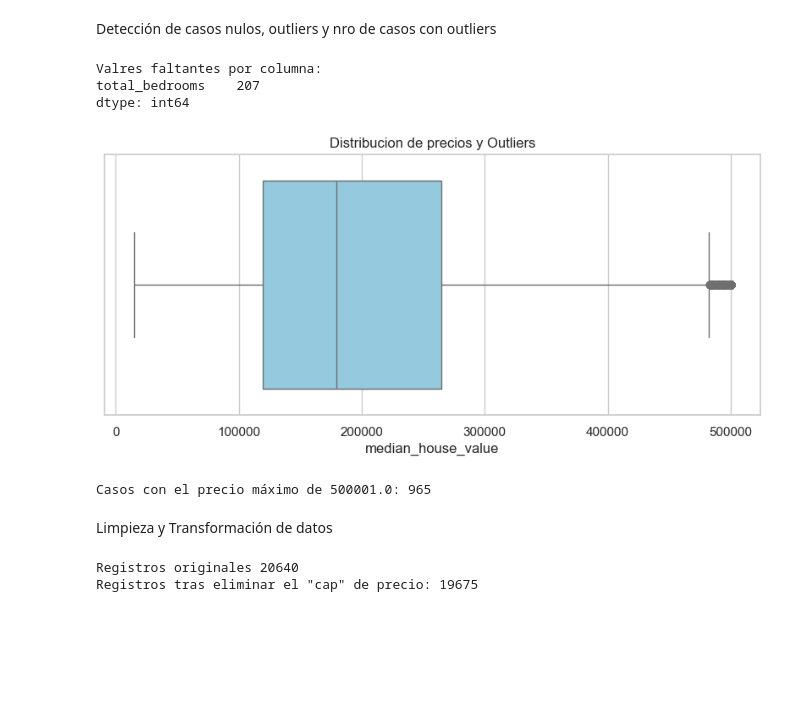
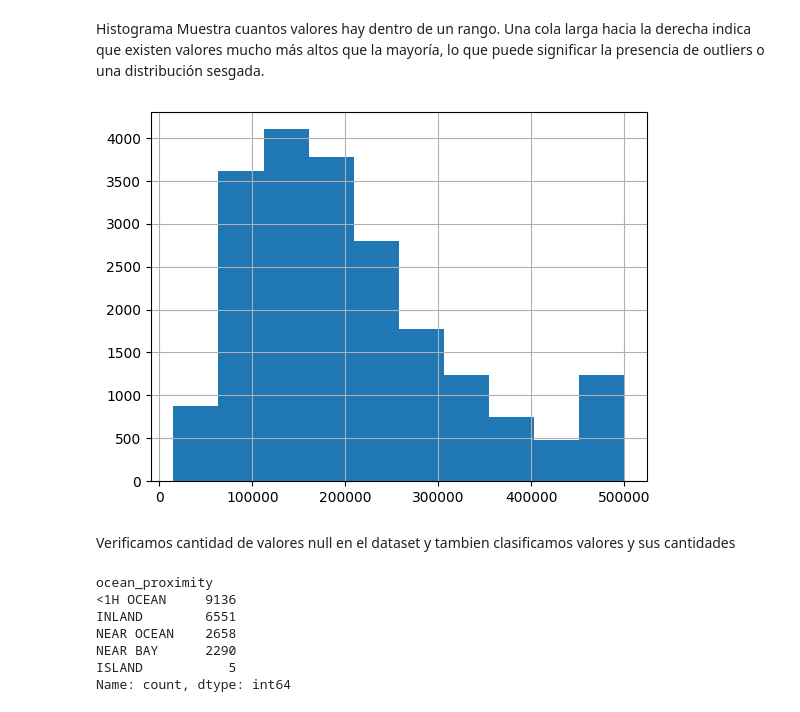
Before and after one commit to oscarmolmedo/TheHacht, a Jupyter notebook: Analisis_Precios/analisis_precio.ipynb, the cells around one changed output. Saved outputs shown, nothing was run; the diff lists cells and outputs as text; code cells hidden in the pictures; blank space fills up the shorter version.

```diff
--- a/Analisis_Precios/analisis_precio.ipynb
+++ b/Analisis_Precios/analisis_precio.ipynb
@@ -5,7 +5,4 @@ import matplotlib.pyplot as plt
 import seaborn as sns
 
 # Configuración visual
-sns.set_theme(style="whitegrid")
-
-# Carga de datos
-df = pd.read_csv('housing.csv')
+#sns.set_theme(style="whitegrid")
@@ -21,47 +36,25 @@ print("\n--- Estadísticos Descriptivos ---")
 # %% [markdown]
-Detección de casos nulos, outliers y nro de casos con outliers
+Histograma
+Muestra cuantos valores hay dentro de un rango.
+Una cola larga hacia la derecha indica que existen valores mucho más altos que la mayoría, lo que puede significar la presencia de outliers o una distribución sesgada.
-# %%
-#Detectar valores nulos
-nulos = df.isnull().sum()
-print(f"Valres faltantes por columna:\n{nulos[nulos > 0]}")
-
-# Visualizar outliers en el precio
-plt.figure(figsize=(10,4))
-sns.boxplot(x=df['median_house_value'], color='skyblue')
-plt.title('Distribucion de precios y Outliers')
-plt.show()
-
-# 3. Detectar el "Cap" (tope artificial)
-precio_max = df['median_house_value'].max()
-conteo_max = (df['median_house_value'] == precio_max).sum()
-print(f"Casos con el precio máximo de {precio_max}: {conteo_max}")
-# %% [output]
-Valres faltantes por columna:
-total_bedrooms    207
-dtype: int64
-[figure, removed]
-Casos con el precio máximo de 500001.0: 965
-# %% [markdown]
-Limpieza y Transformación de datos
-# %%
-#Tratamiento de nulos con la mediana
-mediana_bedrooms = df['total_bedrooms'].median()
-df['total_dormitorios'] = df['total_bedrooms'].fillna(mediana_bedrooms)
-
-#Creamos variables con sentido de negocio
-#Numero de cuartos por hogar
-df ['habitacion_por_casa'] = df['total_rooms'] / df['households']
-#Numero de camas por habitacion
-df['dormitorios_por_habitacion'] = df['total_dormitorios'] / df['total_rooms']
-#Numero de poblacion por hogar
-df['popularidad_por_habitacion'] = df['population'] / df['households']
-
-#Limpieza de outliers
-#Se elimina todo lo que esta por encima de 500k
-df_clean = df[df['median_house_value'] < 500001].copy()
-
-print(f'Registros originales {len(df)}')
-print(f'Registros tras eliminar el "cap" de precio: {len(df_clean)}')
-# %% [output]
-Registros originales 20640
-Registros tras eliminar el "cap" de precio: 19675
+# %%
+#Ejemplo de histograma
+#Columna a analizar
+df['median_house_value'].hist()
+#
+plt.show()
+# %% [output]
+[figure, added]
+# %% [markdown]
+Verificamos cantidad de valores null en el dataset y tambien clasificamos valores y sus cantidades
+# %%
+#df.isnull().sum()
+df['ocean_proximity'].value_counts()
+# %% [output]
+ocean_proximity
+<1H OCEAN     9136
+INLAND        6551
+NEAR OCEAN    2658
+NEAR BAY      2290
+ISLAND           5
+Name: count, dtype: int64
```
Also changed, not shown: parts of 12 cells of this notebook.
